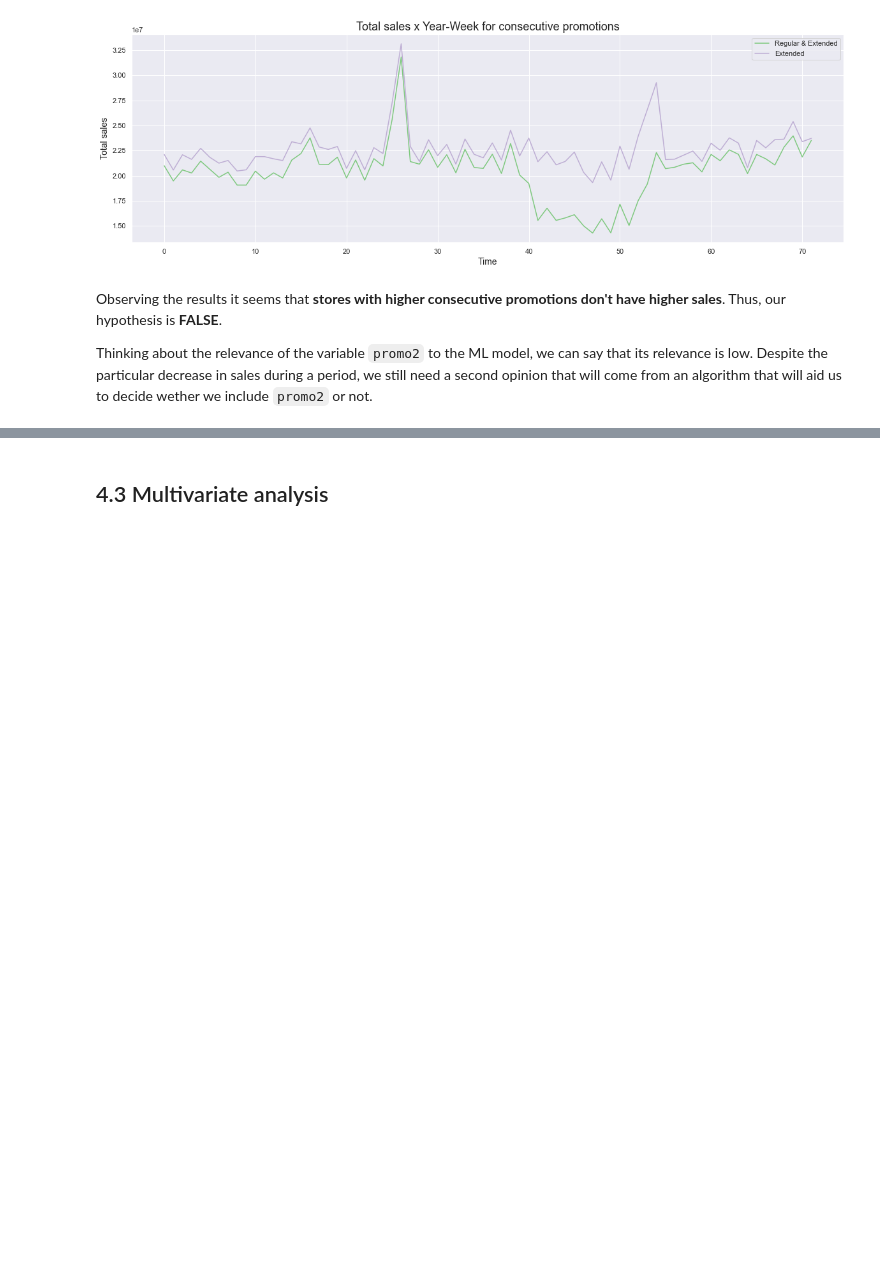
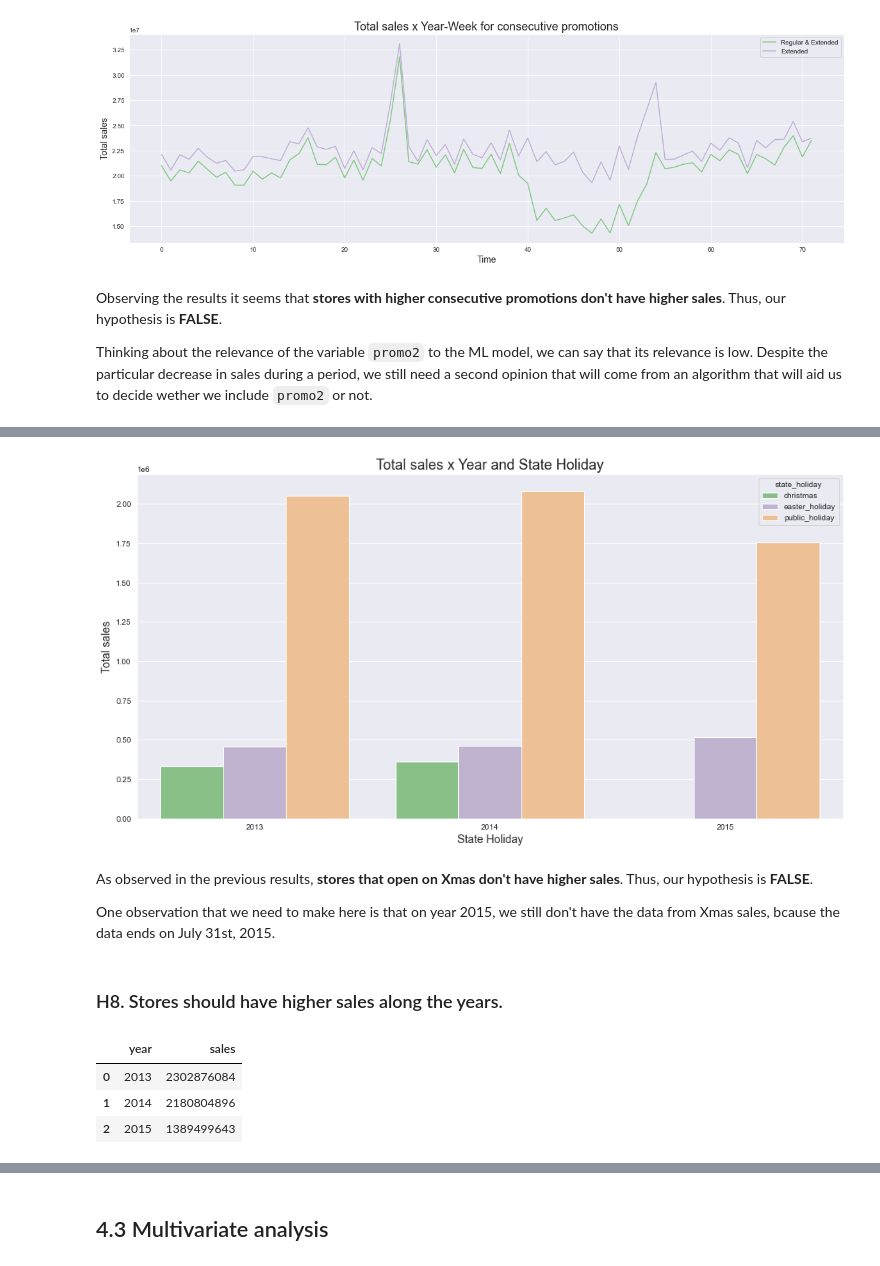
Before and after one commit to brunokatekawa/Curso_DS_Prod, a Jupyter notebook: m04_v01_store_sales_prediction.ipynb, the cells around one changed output, grey strips where cells are left out. Cells and saved outputs as stored; diff of their text form; code cells hidden in the pictures; blank space fills up the shorter version.

```diff
--- a/m04_v01_store_sales_prediction.ipynb
+++ b/m04_v01_store_sales_prediction.ipynb
@@ -1508,0 +1555,4 @@ Thinking about the relevance of the variable `promo2` to the ML model, we can sa
+# %%
+# getting total sales by year by state holiday
+df_total_sales_by_year_by_sate_holiday = df_holidays_only[['year','state_holiday', 'sales']].groupby(['year','state_holiday']).sum().reset_index()
+df_total_sales_by_year_by_sate_holiday
@@ -1508,0 +1569,32 @@ Thinking about the relevance of the variable `promo2` to the ML model, we can sa
+# %%
+# using the variable ax for single a Axes
+fig, ax = plt.subplots()
+
+# setting the figure size in inches
+ax.figure.set_size_inches(16, 8)
+
+# plotting a barplot for total sales by state holiday
+sns.barplot(x='year', y='sales', hue='state_holiday', data=df_total_sales_by_year_by_sate_holiday)
+
+# setting the title and axis labels
+set_plots_features(ax, "Total sales x Year and State Holiday", "State Holiday", "Total sales")
+
+# display plot
+plt.show()
+# %% [output]
+[figure, added]
+# %% [markdown]
+As observed in the previous results, **stores that open on Xmas don't have higher sales**. Thus, our hypothesis is **FALSE**.
+
+One observation that we need to make here is that on year 2015, we still don't have the data from Xmas sales, bcause the data ends on July 31st, 2015.
+# %% [markdown]
+### H8. Stores should have higher sales along the years.
+# %%
+# getting the total sales by year
+df_total_sales_by_year = df4[['year', 'sales']].groupby('year').sum().reset_index()
+df_total_sales_by_year
+# %% [output]
+|  | year | sales |
+| 0 | 2013 | 2302876084 |
+| 1 | 2014 | 2180804896 |
+| 2 | 2015 | 1389499643 |
```
Also changed, not shown: parts of 41 cells of this notebook.
